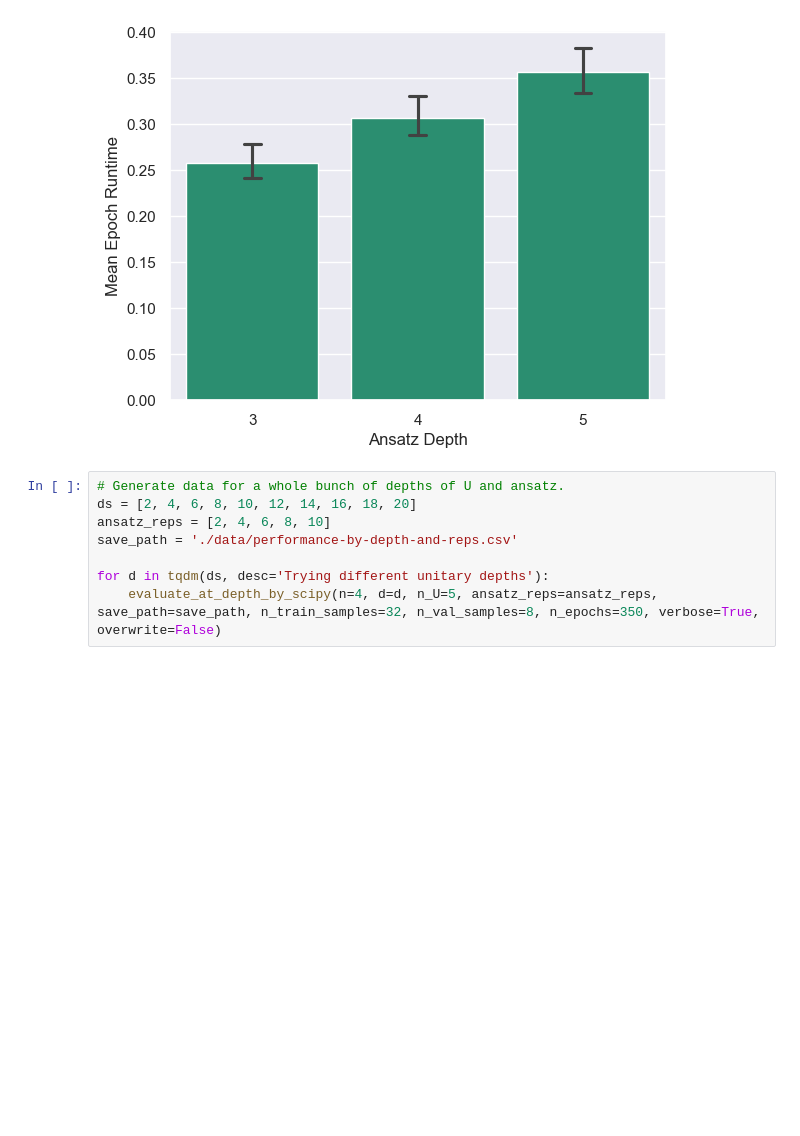
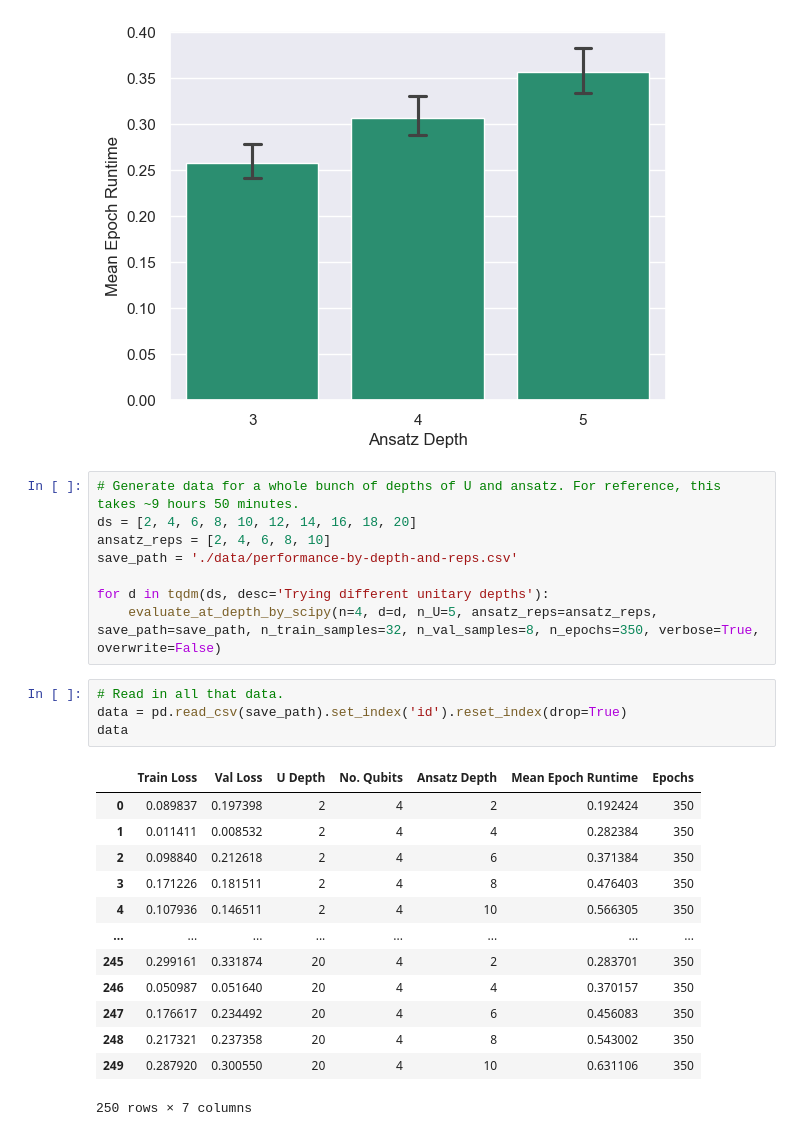
Before and after one commit to BenPrie/variational-local-inversions, a Jupyter notebook: learning-by-depth.ipynb, the cells around one changed output. Saved outputs shown, nothing was run; the diff lists cells and outputs as text; blank space fills up the shorter version.

```diff
--- a/learning-by-depth.ipynb
+++ b/learning-by-depth.ipynb
@@ -253,10 +253,28 @@ sns.barplot(data=pd.read_csv('./data/performance-test.csv'), x='Ansatz Depth', y
 <Axes: xlabel='Ansatz Depth', ylabel='Mean Epoch Runtime'>
 [figure]
 # %%
-# Generate data for a whole bunch of depths of U and ansatz.
+# Generate data for a whole bunch of depths of U and ansatz. For reference, this takes ~9 hours 50 minutes.
 ds = [2, 4, 6, 8, 10, 12, 14, 16, 18, 20]
 ansatz_reps = [2, 4, 6, 8, 10]
 save_path = './data/performance-by-depth-and-reps.csv'
 
 for d in tqdm(ds, desc='Trying different unitary depths'):
     evaluate_at_depth_by_scipy(n=4, d=d, n_U=5, ansatz_reps=ansatz_reps, save_path=save_path, n_train_samples=32, n_val_samples=8, n_epochs=350, verbose=True, overwrite=False)
+# %%
+# Read in all that data.
+data = pd.read_csv(save_path).set_index('id').reset_index(drop=True)
+data
+# %% [output]
+|  | Train Loss | Val Loss | U Depth | No. Qubits | Ansatz Depth | Mean Epoch Runtime | Epochs |
+| 0 | 0.089837 | 0.197398 | 2 | 4 | 2 | 0.192424 | 350 |
+| 1 | 0.011411 | 0.008532 | 2 | 4 | 4 | 0.282384 | 350 |
+| 2 | 0.098840 | 0.212618 | 2 | 4 | 6 | 0.371384 | 350 |
+| 3 | 0.171226 | 0.181511 | 2 | 4 | 8 | 0.476403 | 350 |
+| 4 | 0.107936 | 0.146511 | 2 | 4 | 10 | 0.566305 | 350 |
+| ... | ... | ... | ... | ... | ... | ... | ... |
+| 245 | 0.299161 | 0.331874 | 20 | 4 | 2 | 0.283701 | 350 |
+| 246 | 0.050987 | 0.051640 | 20 | 4 | 4 | 0.370157 | 350 |
+| 247 | 0.176617 | 0.234492 | 20 | 4 | 6 | 0.456083 | 350 |
+| 248 | 0.217321 | 0.237358 | 20 | 4 | 8 | 0.543002 | 350 |
+| 249 | 0.287920 | 0.300550 | 20 | 4 | 10 | 0.631106 | 350 |
+250 rows × 7 columns
```
Also changed, not shown: parts of 2 cells of this notebook, 3 other files.
